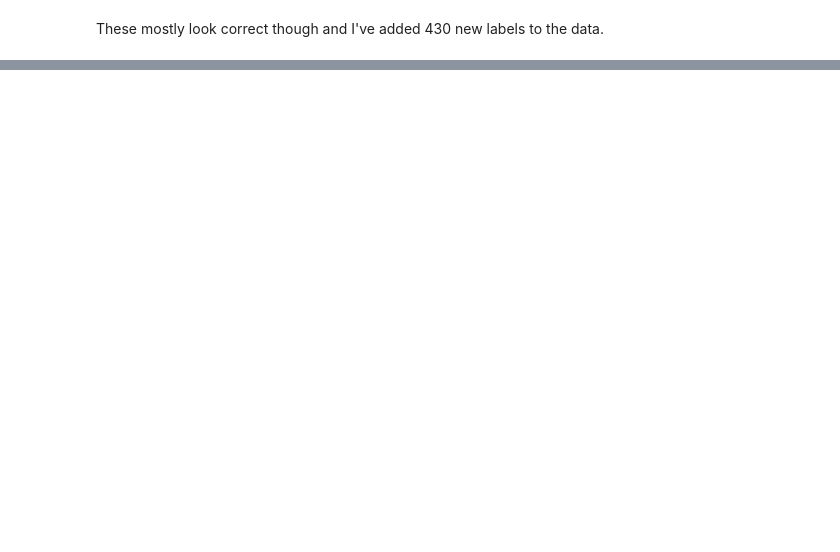
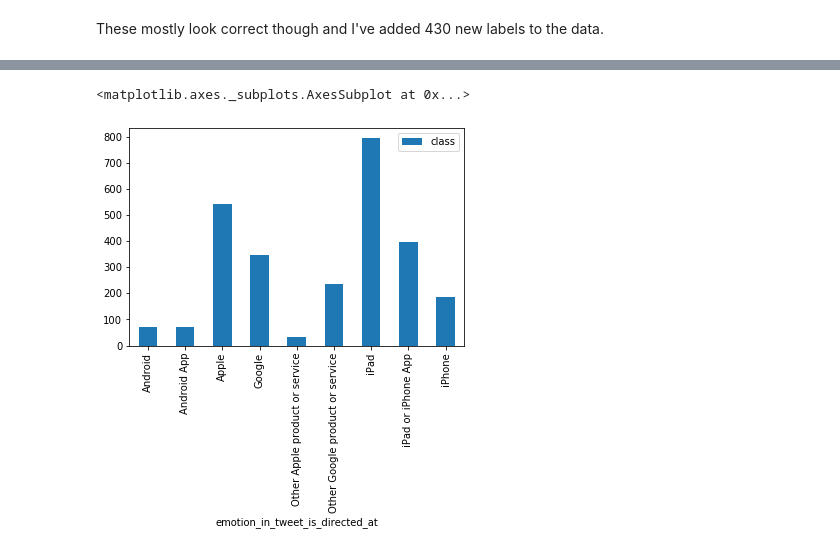
Before and after one commit to christisarv/NLP-sentiment-analysis, a Jupyter notebook: Data Exploration Notebook.ipynb, the cells around one changed output, grey strips where cells are left out. Saved outputs shown, nothing was run; the diff lists cells and outputs as text; code cells hidden in the pictures; blank space fills up the shorter version.

```diff
--- a/Data Exploration Notebook.ipynb
+++ b/Data Exploration Notebook.ipynb
@@ -267,0 +263,7 @@ for value in raw_data['emotion_in_tweet_is_directed_at']:
+# %%
+grouped_positive = raw_data[raw_data['class'] == 1].groupby('emotion_in_tweet_is_directed_at').count()
+grouped_positive = grouped_positive.drop(columns=['tweet_text', 'is_there_an_emotion_directed_at_a_brand_or_product'])
+grouped_positive.plot(kind='bar', stacked=True)
+# %% [output]
+<matplotlib.axes._subplots.AxesSubplot at 0x...>
+[figure, added]
```
Also changed, not shown: parts of 30 cells of this notebook.
